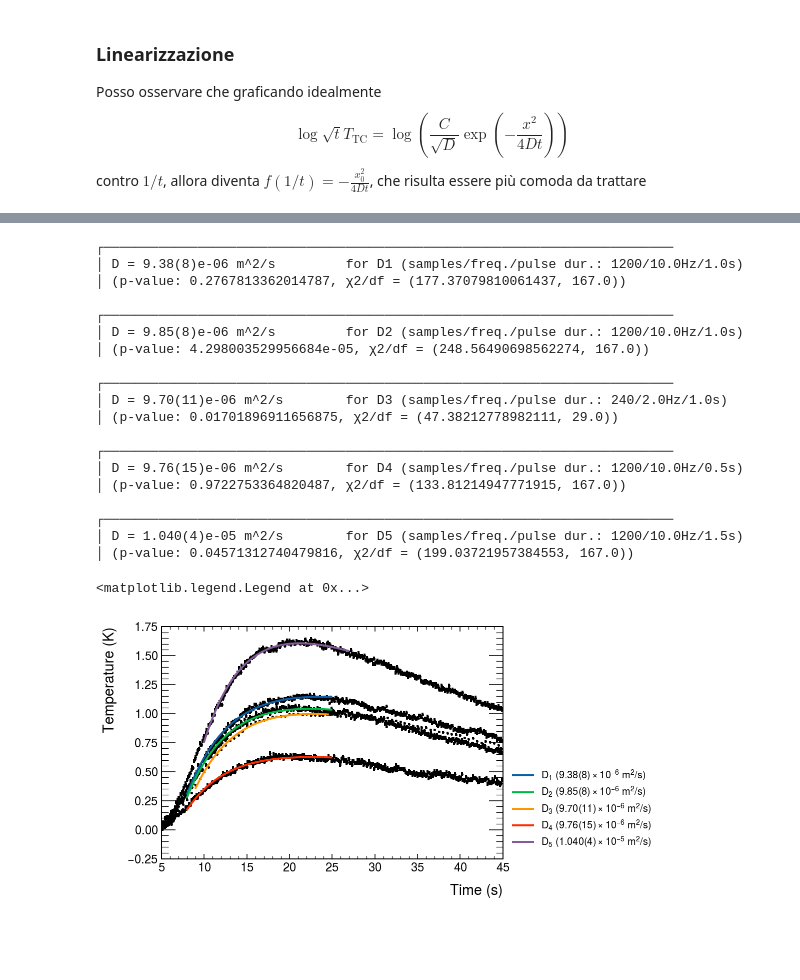
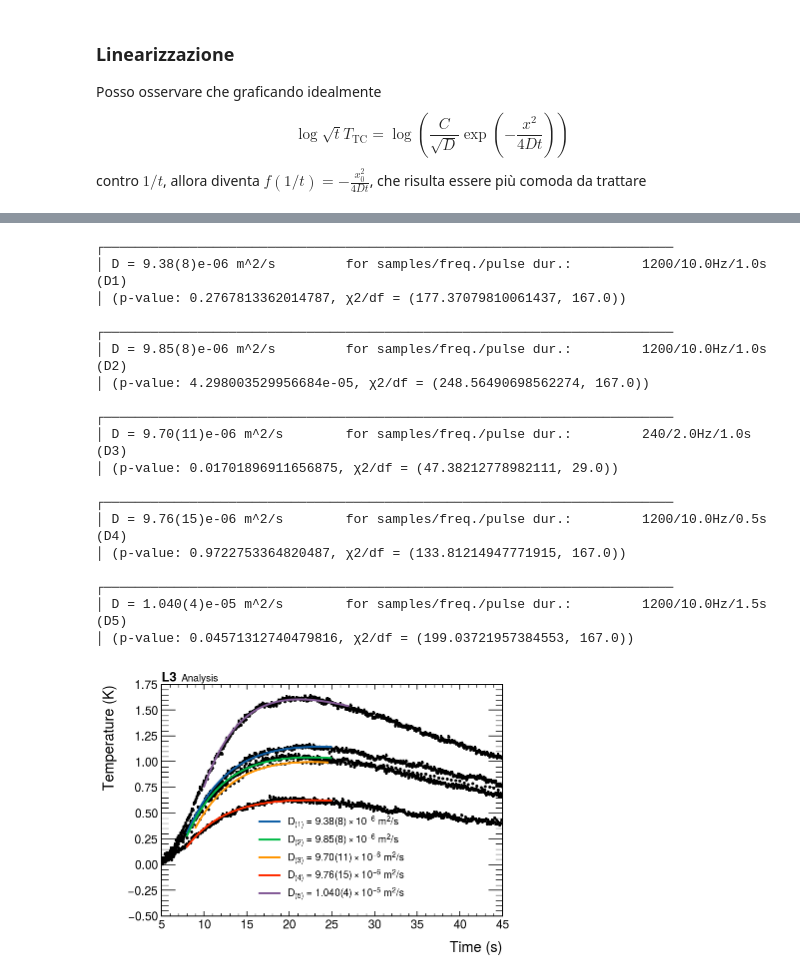
Before and after one commit to mattiasotgia/alphalab3, a Jupyter notebook: HeatTransfer/2023_03_27_analysis.ipynb, the cells around one changed output, grey strips where cells are left out. Drawn from its saved outputs; the diff is of its cells as text; code cells hidden in the pictures; blank space fills up the shorter version.

```diff
--- a/HeatTransfer/2023_03_27_analysis.ipynb
+++ b/HeatTransfer/2023_03_27_analysis.ipynb
@@ -30,11 +32,11 @@ La `dataclass` Data contiene i dati necessari e anche una visualizzazione rapida
 # %% [markdown]
 Importo i dati in un formato comodo per la trasformzione successiva.
 # %%
-D1 = Data(np.loadtxt('data/20230321_1_1s.lvm', skiprows=23, unpack=True), 1)
-D2 = Data(np.loadtxt('data/20230321_2_1s.lvm', skiprows=23, unpack=True), 1)
-D3 = Data(np.loadtxt('data/20230321_3_1s.lvm', skiprows=23, unpack=True), 1)
-D4 = Data(np.loadtxt('data/20230321_4_0.5s.lvm', skiprows=23, unpack=True), 0.5)
-D5 = Data(np.loadtxt('data/20230321_5_1.5s.lvm', skiprows=23, unpack=True), 1.5)
+D1 = Data(np.loadtxt('data/20230321_1_1s.lvm', skiprows=23, unpack=True), 1, 1)
+D2 = Data(np.loadtxt('data/20230321_2_1s.lvm', skiprows=23, unpack=True), 1, 2)
+D3 = Data(np.loadtxt('data/20230321_3_1s.lvm', skiprows=23, unpack=True), 1, 3)
+D4 = Data(np.loadtxt('data/20230321_4_0.5s.lvm', skiprows=23, unpack=True), 0.5, 4)
+D5 = Data(np.loadtxt('data/20230321_5_1.5s.lvm', skiprows=23, unpack=True), 1.5, 5)
 
 datasets = [D1, D2, D3, D4, D5]
 # %% [markdown]
@@ -57,20 +59,10 @@ D1.prelim_plot(low,up)
 # %%
-from scipy import stats
-from uncertainties import ufloat
-
-values = np.array([D for D in datasets], dtype=str)
-
-def print_results(value, error, M):
-    print(f'┌─────────────────────────────────────────────────────────────────────────\
-    \n│ D = {ufloat(value, error):.uS} m^2/s \tfor D{i+1} ({D.name})\
-    \n│ (p-value: {1 - stats.chi2.cdf(M.fmin.fval, M.ndof)}, χ2/df = {M.fval, M.ndof})\n')
-    return f'${ufloat(value, error):.uSL}$ m$^2$/s'
-
 for i, D in enumerate(datasets):
     value, error, M = Analysis(D).filter(low, up).linearized_model_fit(-30, 2)
-    values[i] = print_results(value, error, M)
 
 plt.xlim(1/up, 1/low) # adjust th xlim (broken?)
-plt.legend([f'D$_{i+1}$ ({values[i]})' for i, D in enumerate(datasets)])
+hep.label.exp_text('L3 ', 'Analysis')
+plt.legend()
+plt.savefig('lplot_1-5.pdf')
 # %% [output]
 ┌─────────────────────────────────────────────────────────────────────────
@@ -97,39 +88,40 @@ plt.legend([f'D$_{i+1}$ ({values[i]})' for i, D in enumerate(datasets)])
 # %%
 fit_limits = [
     (8,25), #> D1
     (8,25), #> D2
     (9,25), #> D3
     (8,25), #> D4
     (10,27), #> D5
 ]
 
 for i, D in enumerate(datasets):
     value, error, M = Analysis(D).filter(5, 45).full_model_fit(fit_limits=fit_limits[i])
-    values[i] = print_results(value, error, M)
 
-plt.legend([f'D$_{i+1}$ ({values[i]})' for i, D in enumerate(datasets)],loc=(1., 0.))
+plt.ylim(-0.5, 1.75)
+hep.label.exp_text('L3 ', 'Analysis')
+plt.legend()
+plt.savefig('fplot_1-5.pdf', bbox_inches='tight')
 # %% [output]
 ┌─────────────────────────────────────────────────────────────────────────
-│ D = 9.38(8)e-06 m^2/s         for D1 (samples/freq./pulse dur.: 1200/10.0Hz/1.0s)
+│ D = 9.38(8)e-06 m^2/s         for samples/freq./pulse dur.:         1200/10.0Hz/1.0s (D1)
 │ (p-value: 0.2767813362014787, χ2/df = (177.37079810061437, 167.0))
 
 ┌─────────────────────────────────────────────────────────────────────────
-│ D = 9.85(8)e-06 m^2/s         for D2 (samples/freq./pulse dur.: 1200/10.0Hz/1.0s)
+│ D = 9.85(8)e-06 m^2/s         for samples/freq./pulse dur.:         1200/10.0Hz/1.0s (D2)
 │ (p-value: 4.298003529956684e-05, χ2/df = (248.56490698562274, 167.0))
 
 ┌─────────────────────────────────────────────────────────────────────────
-│ D = 9.70(11)e-06 m^2/s        for D3 (samples/freq./pulse dur.: 240/2.0Hz/1.0s)
+│ D = 9.70(11)e-06 m^2/s        for samples/freq./pulse dur.:         240/2.0Hz/1.0s (D3)
 │ (p-value: 0.01701896911656875, χ2/df = (47.38212778982111, 29.0))
 
 ┌─────────────────────────────────────────────────────────────────────────
-│ D = 9.76(15)e-06 m^2/s        for D4 (samples/freq./pulse dur.: 1200/10.0Hz/0.5s)
+│ D = 9.76(15)e-06 m^2/s        for samples/freq./pulse dur.:         1200/10.0Hz/0.5s (D4)
 │ (p-value: 0.9722753364820487, χ2/df = (133.81214947771915, 167.0))
 
 ┌─────────────────────────────────────────────────────────────────────────
-│ D = 1.040(4)e-05 m^2/s        for D5 (samples/freq./pulse dur.: 1200/10.0Hz/1.5s)
+│ D = 1.040(4)e-05 m^2/s        for samples/freq./pulse dur.:         1200/10.0Hz/1.5s (D5)
 │ (p-value: 0.04571312740479816, χ2/df = (199.03721957384553, 167.0))
-<matplotlib.legend.Legend at 0x...>
-[figure, old version]
+[figure, new version]
 # %%
 for i, D in enumerate(datasets):
     plt.plot(D.time[1:], Analysis(D).data.T_TC[1:], label=D.name)
```
Also changed, not shown: parts of 6 cells of this notebook, 6 other files.
